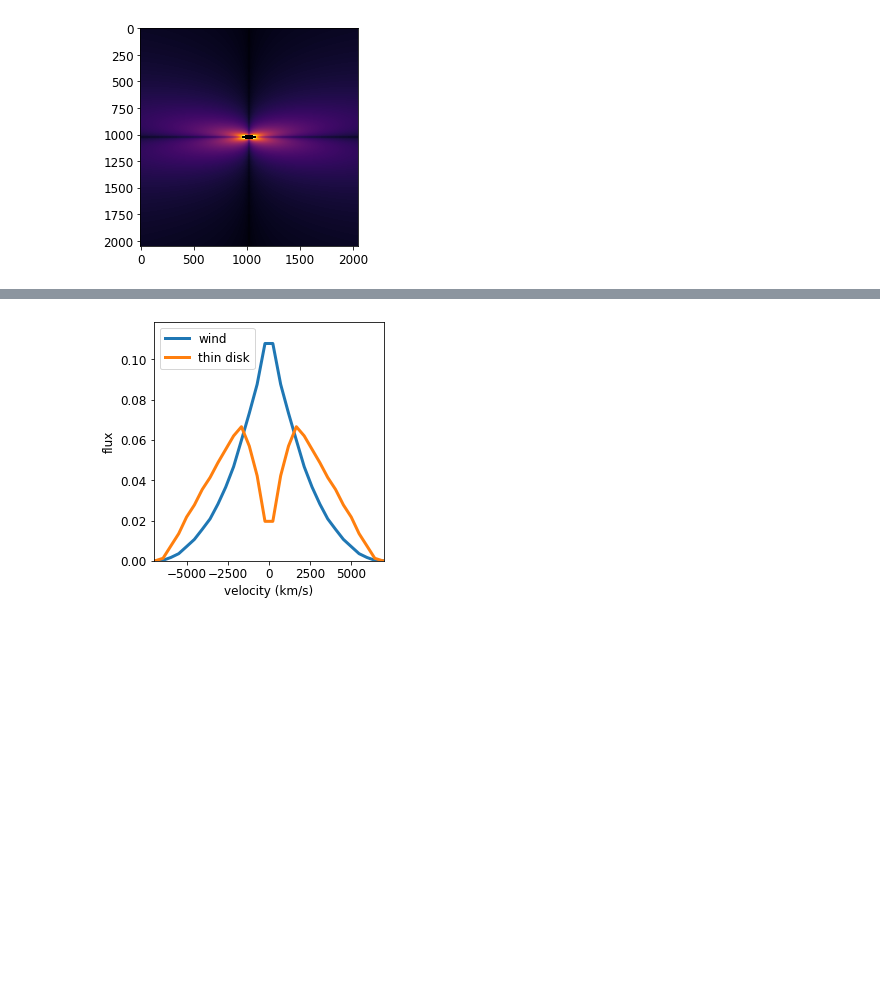
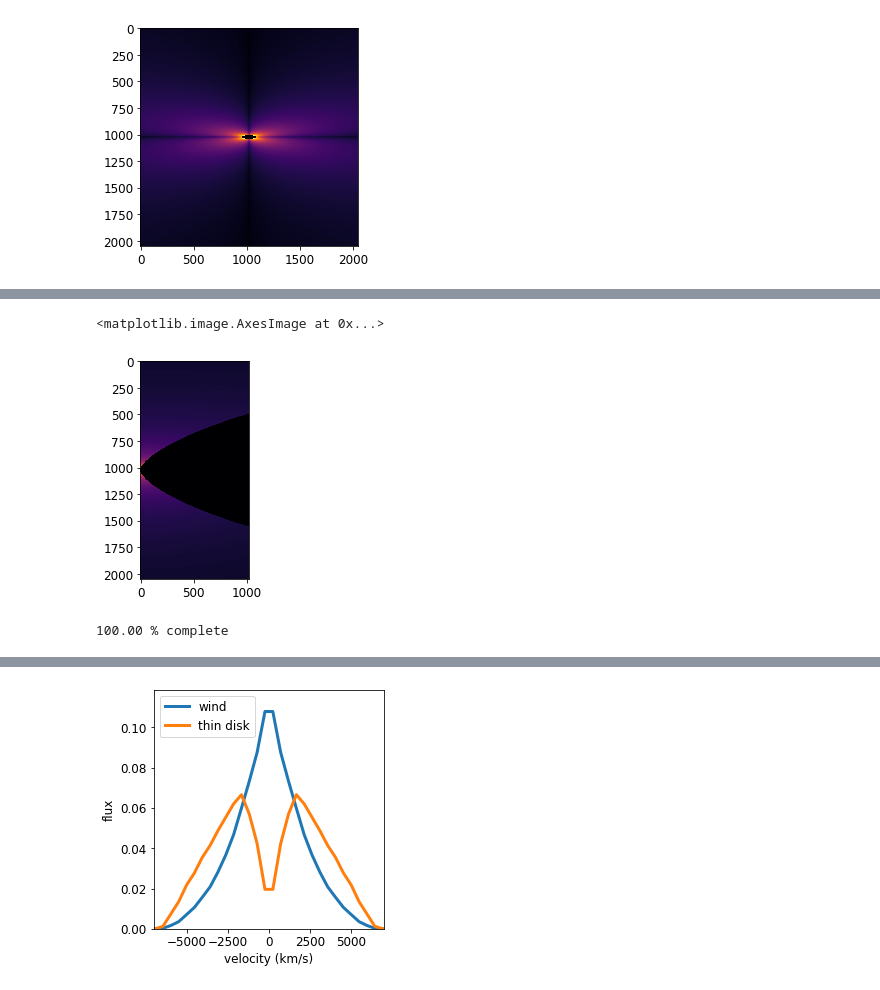
Before and after one commit to kirklong/DexterResearch, a Jupyter notebook: CM96_Waters_image_spectrum_edit.ipynb, the cells around one changed output, grey strips where cells are left out. Cells and saved outputs as stored; diff of their text form; code cells hidden in the pictures; blank space fills up the shorter version.

Commit message:
update with centroids, channel maps

```diff
--- a/CM96_Waters_image_spectrum_edit.ipynb
+++ b/CM96_Waters_image_spectrum_edit.ipynb
@@ -77,0 +106,14 @@ plt.imshow(iab0**(1/4)) #fx returns same result in limiting cases as Jason's doe
+# %%
+x=c2w==c1w
+x.all()
+full_image=iab.reshape(np.shape(iab))
+rightInd=(nu-1)*3e5 > 0
+left_side=full_image[rightInd].reshape(2048,1024)
+x=[np.copy(left_side)]
+nuRight=nu[rightInd].reshape(2048,1024)
+left_side[(nuRight-1)*3e5 > 500]=0
+x.append(np.copy(left_side))
+plt.imshow(x[1]**(1/4))
+# %% [output]
+<matplotlib.image.AxesImage at 0x...>
+[figure, added]
@@ -77,0 +150,42 @@ plt.imshow(iab0**(1/4)) #fx returns same result in limiting cases as Jason's doe
+# %%
+#now let's make some plots of these maps
+import sys
+def makeChannelPlots(channelMaps,maxV=7500,dv=500):
+    cmapW,cmap0=channelMaps[0],channelMaps[1]
+    xTicks=[200*i for i in range(1,6)]; xLabels=[1000 + 200*i for i in range(1,6)] #1,6 because I'm going to mash them together and the left plot will have 1000
+    N=1
+    strLen=0
+    for i in range(len(cmapW)):
+        #percent output tracker
+        string="{:.2f} % complete".format(N/len(cmapW)*100)
+        sys.stdout.write("\r")
+        sys.stdout.write(" "*strLen)
+        sys.stdout.write("\r")
+        sys.stdout.write(string)
+        sys.stdout.flush()
+        strLen=len(string)
+
+        f, axarr = plt.subplots(2,2,figsize=(10,20),sharey=True) #2 columns for L/R, 2 rows for wind/disk
+        f.tight_layout()
+        axarr[0,0].imshow(cmapW[i][0]**(1/4)) #to the 1/4th just to make it cooler
+        axarr[0,0].set_title("Left v = [{0},{1}] (wind)".format(-dv*(i+1),-dv*i))
+        axarr[0,1].imshow(cmapW[i][1]**(1/4))
+        axarr[0,1].set_title("Right v = [{0},{1}] (wind)".format(dv*i,(i+1)*dv))
+        axarr[0,1].yaxis.tick_right()
+        axarr[0,1].set_xticks(xTicks)
+        axarr[0,1].set_xticklabels(xLabels)
+        axarr[1,0].imshow(cmap0[i][0]**(1/4))
+        axarr[1,0].set_title("Left v = [{0},{1}] (disk)".format(-dv*(i+1),-dv*i))
+        axarr[1,1].imshow(cmap0[i][1]**(1/4))
+        axarr[1,1].set_title("Right v = [{0},{1}] (disk)".format(dv*i,(i+1)*dv))
+        axarr[1,1].yaxis.tick_right()
+        axarr[1,1].set_xticks(xTicks)
+        axarr[1,1].set_xticklabels(xLabels)
+        f.subplots_adjust(hspace=0.05, wspace=0) #hack way to stitch the l/r sides together
+        f.savefig('channelMap_Frame%03d.png' %N)
+        plt.close(f)
+        N+=1
+makeChannelPlots([channelMapsW,channelMaps0])
+makeAnim('channelMap_Frame',fps=5)
+# %% [output]
+100.00 % complete
```
Also changed, not shown: parts of 13 cells of this notebook.
